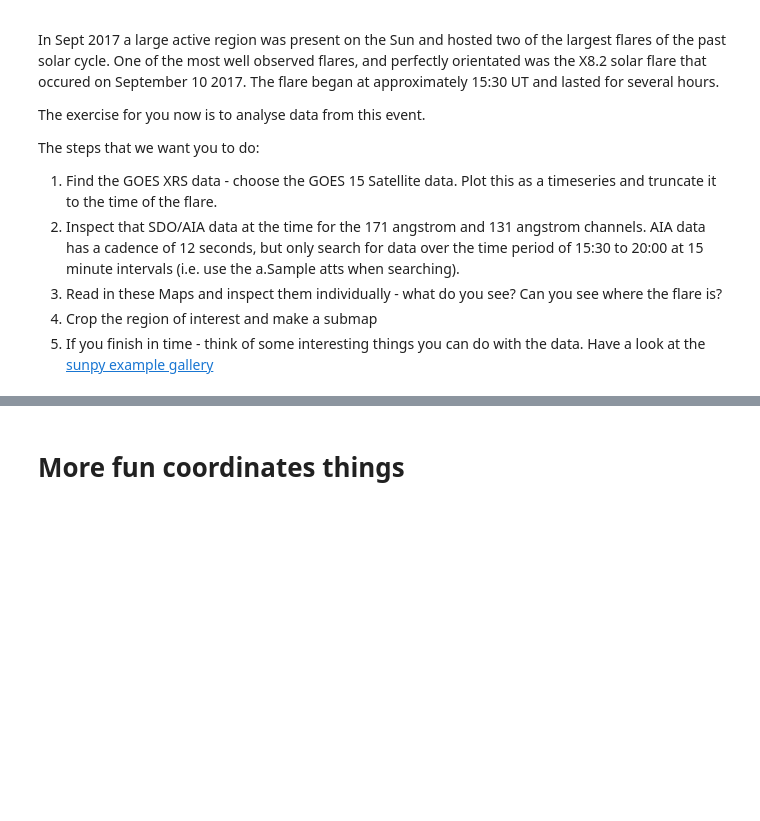
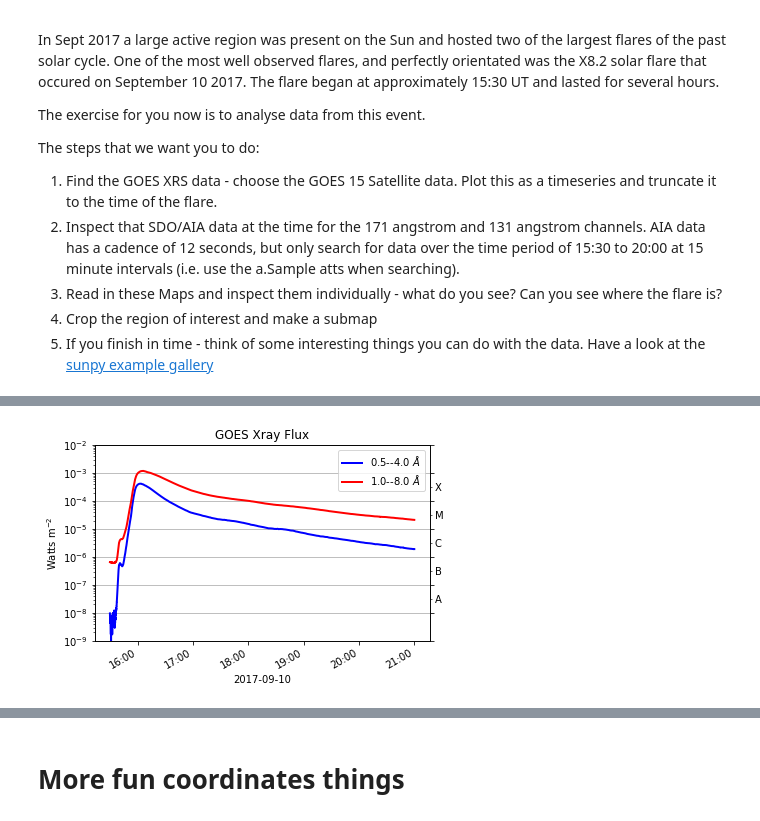
Before and after one commit to TCDSolar/STELLAR_SSW_tutorials, a Jupyter notebook: day1_solar_sources/solar_sources.ipynb, the cells around one changed output, grey strips where cells are left out. Saved outputs shown, nothing was run; the diff lists cells and outputs as text; code cells hidden in the pictures; blank space fills up the shorter version.

```diff
--- a/day1_solar_sources/solar_sources.ipynb
+++ b/day1_solar_sources/solar_sources.ipynb
@@ -717,0 +858,6 @@ The steps that we want you to do:
+# %%
+goes_tr = goes_tr.truncate("2017-09-10 15:30","2017-09-10 21:00" )
+# %%
+goes_tr.peek()
+# %% [output]
+[figure, added]
```
Also changed, not shown: parts of 32 cells of this notebook, 1 other file.
